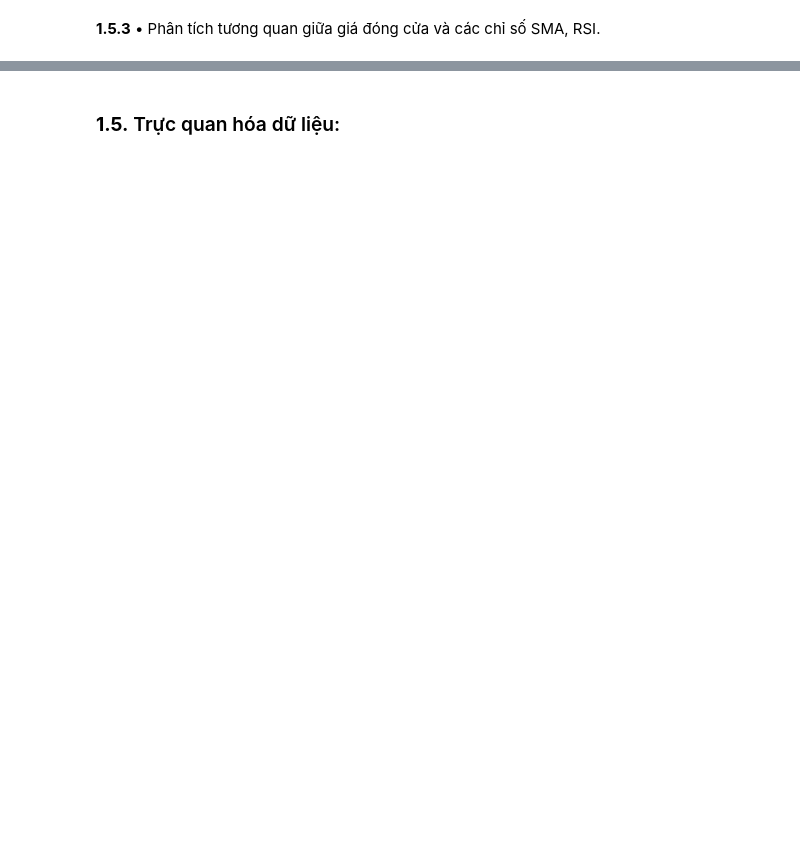
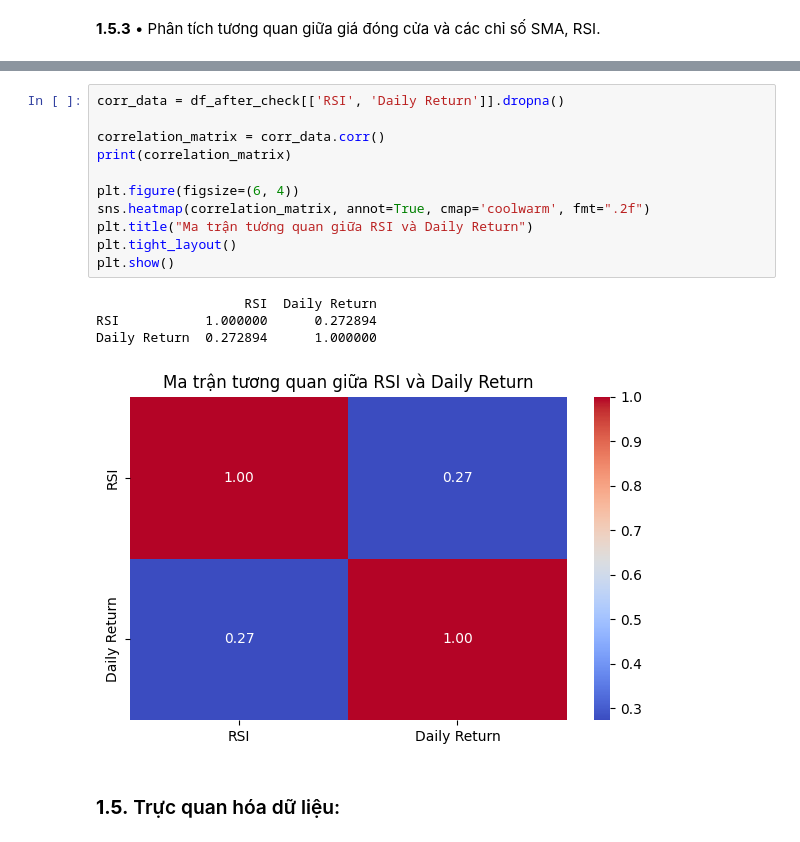
Before and after one commit to giang2011-ai/final_exam, a Jupyter notebook: final_exam.ipynb, the cells around one changed output, grey strips where cells are left out. Drawn from its saved outputs; the diff is of its cells as text; blank space fills up the shorter version.

```diff
--- a/final_exam.ipynb
+++ b/final_exam.ipynb
@@ -340,3 +356,19 @@ RSI     0.190730 -0.023016  1.000000
+# %%
+corr_data = df_after_check[['RSI', 'Daily Return']].dropna()
+
+correlation_matrix = corr_data.corr()
+print(correlation_matrix)
+
+plt.figure(figsize=(6, 4))
+sns.heatmap(correlation_matrix, annot=True, cmap='coolwarm', fmt=".2f")
+plt.title("Ma trận tương quan giữa RSI và Daily Return")
+plt.tight_layout()
+plt.show()
+# %% [output]
+                   RSI  Daily Return
+RSI           1.000000      0.272894
+Daily Return  0.272894      1.000000
+[figure, added]
 # %% [markdown]
 ### **1.5.** Trực quan hóa dữ liệu:
 # %% [markdown]
```
Also changed, not shown: parts of 11 cells of this notebook, 2 other files.
